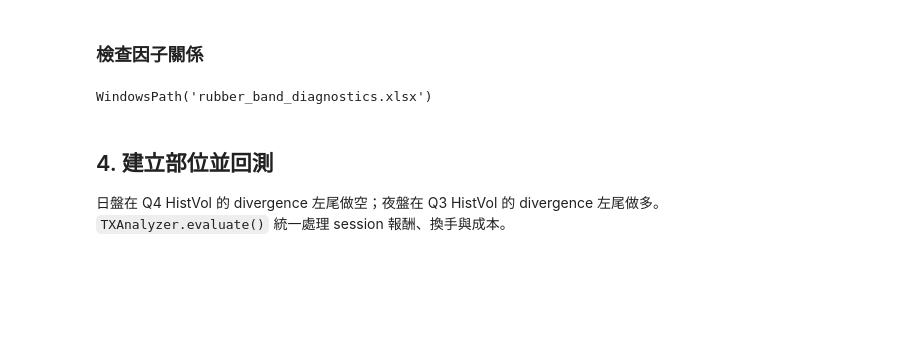
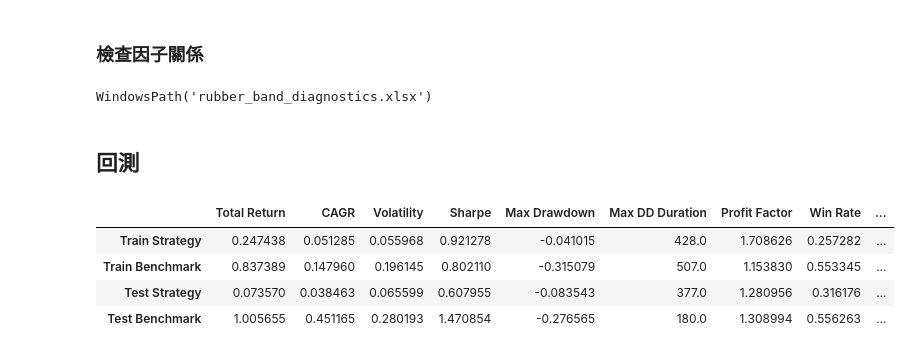
Before and after one commit to Xin95172/Quant_idea, a Jupyter notebook: projects/TX/rubber_band.ipynb, the cells around one changed output. Cells and saved outputs as stored; diff of their text form; code cells hidden in the pictures; blank space fills up the shorter version.

```diff
--- a/projects/TX/rubber_band.ipynb
+++ b/projects/TX/rubber_band.ipynb
@@ -247,33 +249,57 @@ TXAnalyzer.export_diagnostics(
 # %% [output]
 WindowsPath('rubber_band_diagnostics.xlsx')
 # %% [markdown]
-## 4. 建立部位並回測
-
-日盤在 Q4 HistVol 的 divergence 左尾做空；夜盤在 Q3 HistVol 的 divergence 左尾做多。`TXAnalyzer.evaluate()` 統一處理 session 報酬、換手與成本。
+## 回測
 # %%
-positions = pd.DataFrame(index=features.index)
-positions['pos_day'] = np.where(
-    TXAnalyzer.threshold_signal(
-        features['day_divergence'],
-        day_thresholds,
-        condition=features['hist_vol_40'],
-    ).fillna(False),
-    -1.0,
-    0.0,
+features = pd.concat({
+    'ma_divergence': analyzer.indicator_ma_divergence(25, return_series=True),
+    'night_ret_divergence': analyzer.indicator_night_ret_divergence(window=3, return_series=True),
+    'hist_vol_40': analyzer.indicator_hist_vol(40, return_series=True),
+}, axis=1).reindex(analyzer.display_df().index)
+training_features = features.loc[:TRAIN_END]
+
+ma_divergence_thresholds = TXAnalyzer.fit_factor_thresholds(
+    training_features['ma_divergence'],
+    (0, 15),
+    condition=training_features['hist_vol_40'],
+    condition_percentile_range=(60, 80),
 )
-positions['pos_night'] = np.where(
-    TXAnalyzer.threshold_signal(
-        features['night_divergence'],
-        night_thresholds,
-        condition=features['hist_vol_40'],
-    ).fillna(False),
-    1.0,
-    0.0,
+short_night_ret_divergence_thresholds = TXAnalyzer.fit_factor_thresholds(
+    training_features['night_ret_divergence'],
+    (90, 100),
+)
+long_night_ret_divergence_thresholds = TXAnalyzer.fit_factor_thresholds(
+    training_features['night_ret_divergence'],
+    (0, 25),
 )
 
-result = analyzer.evaluate(positions, one_way_cost=ONE_WAY_COST).join(features)
-pd.Series({
-    'day signal days': int((positions['pos_day'] != 0).sum()),
-    'night signal days': int((positions['pos_night'] != 0).sum()),
-    'one-way cost': ONE_WAY_COST,
-})
+# Both signals trade the same-date day session. If both fire, exposure remains -1.0.
+rules = {
+    'short_night_ret_divergence': {
+        'factor': 'night_ret_divergence',
+        'thresholds': short_night_ret_divergence_thresholds,
+        'position': -1.0,
+        'session': 'day'
+    },
+    # 'long_night_ret_divergence': {
+    #     'factor': 'night_ret_divergence',
+    #     'thresholds': long_night_ret_divergence_thresholds,
+    #     'position': 1.0,
+    #     'session': 'day'
+    # },
+}
+
+backtest = analyzer.backtest_threshold_rules(
+    features,
+    rules,
+    split_dates,
+    one_way_cost=ONE_WAY_COST,
+    title='Rubber band: test-period net equity curve',
+    plot_period='both',
+)
+# %% [output]
+|  | Total Return | CAGR | Volatility | Sharpe | Max Drawdown | Max DD Duration | Profit Factor | Win Rate | ... |
+| Train Strategy | 0.247438 | 0.051285 | 0.055968 | 0.921278 | -0.041015 | 428.0 | 1.708626 | 0.257282 | ... |
+| Train Benchmark | 0.837389 | 0.147960 | 0.196145 | 0.802110 | -0.315079 | 507.0 | 1.153830 | 0.553345 | ... |
+| Test Strategy | 0.073570 | 0.038463 | 0.065599 | 0.607955 | -0.083543 | 377.0 | 1.280956 | 0.316176 | ... |
+| Test Benchmark | 1.005655 | 0.451165 | 0.280193 | 1.470854 | -0.276565 | 180.0 | 1.308994 | 0.556263 | ... |
```
Also changed, not shown: parts of 8 cells of this notebook, 3 other files.
